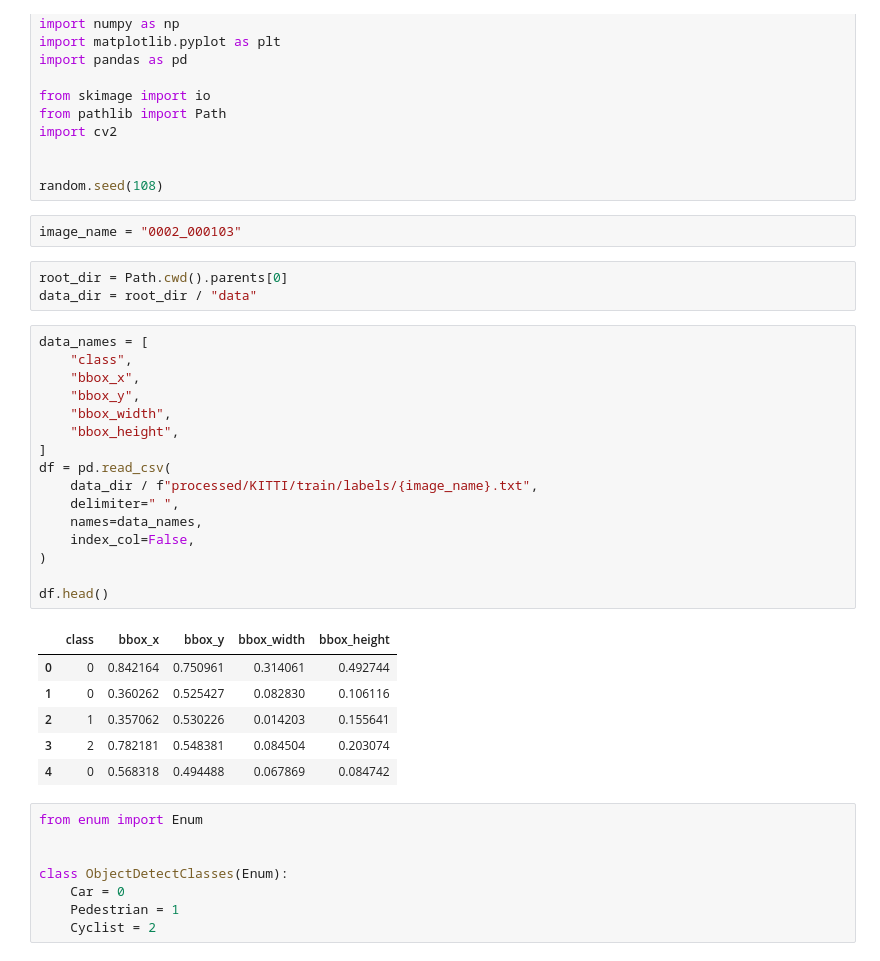
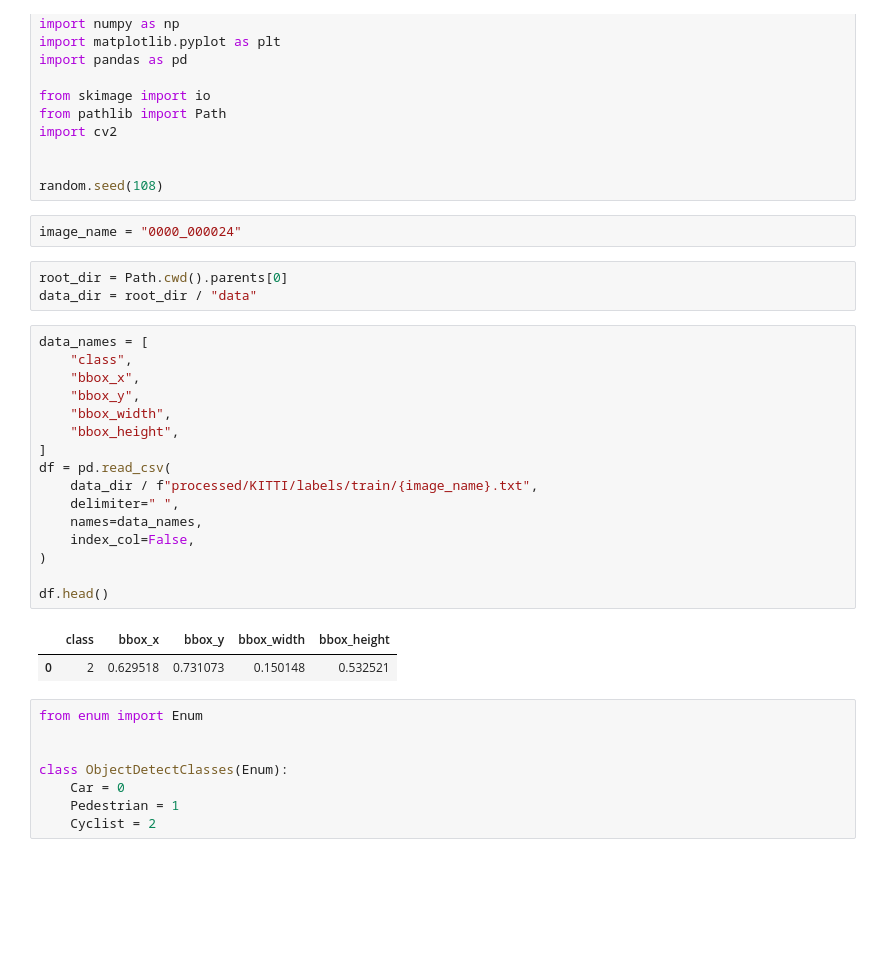
Before and after one commit to KarolRafalCharylo/PFAS---final-project, a Jupyter notebook: notebooks/dKenez-3-yolo_setup.ipynb, the cells around one changed output. Saved outputs shown, nothing was run; the diff lists cells and outputs as text; blank space fills up the shorter version.

```diff
--- a/notebooks/dKenez-3-yolo_setup.ipynb
+++ b/notebooks/dKenez-3-yolo_setup.ipynb
@@ -20,33 +20,29 @@ import cv2
 
 random.seed(108)
 # %%
-image_name = "0002_000103"
+image_name = "0000_000024"
 # %%
 root_dir = Path.cwd().parents[0]
 data_dir = root_dir / "data"
 # %%
 data_names = [
     "class",
     "bbox_x",
     "bbox_y",
     "bbox_width",
     "bbox_height",
 ]
 df = pd.read_csv(
-    data_dir / f"processed/KITTI/train/labels/{image_name}.txt",
+    data_dir / f"processed/KITTI/labels/train/{image_name}.txt",
     delimiter=" ",
     names=data_names,
     index_col=False,
 )
 
 df.head()
 # %% [output]
 |  | class | bbox_x | bbox_y | bbox_width | bbox_height |
-| 0 | 0 | 0.842164 | 0.750961 | 0.314061 | 0.492744 |
-| 1 | 0 | 0.360262 | 0.525427 | 0.082830 | 0.106116 |
-| 2 | 1 | 0.357062 | 0.530226 | 0.014203 | 0.155641 |
-| 3 | 2 | 0.782181 | 0.548381 | 0.084504 | 0.203074 |
-| 4 | 0 | 0.568318 | 0.494488 | 0.067869 | 0.084742 |
+| 0 | 2 | 0.629518 | 0.731073 | 0.150148 | 0.532521 |
 # %%
 from enum import Enum
 
```
Also changed, not shown: parts of 2 cells of this notebook, 6 other files.
